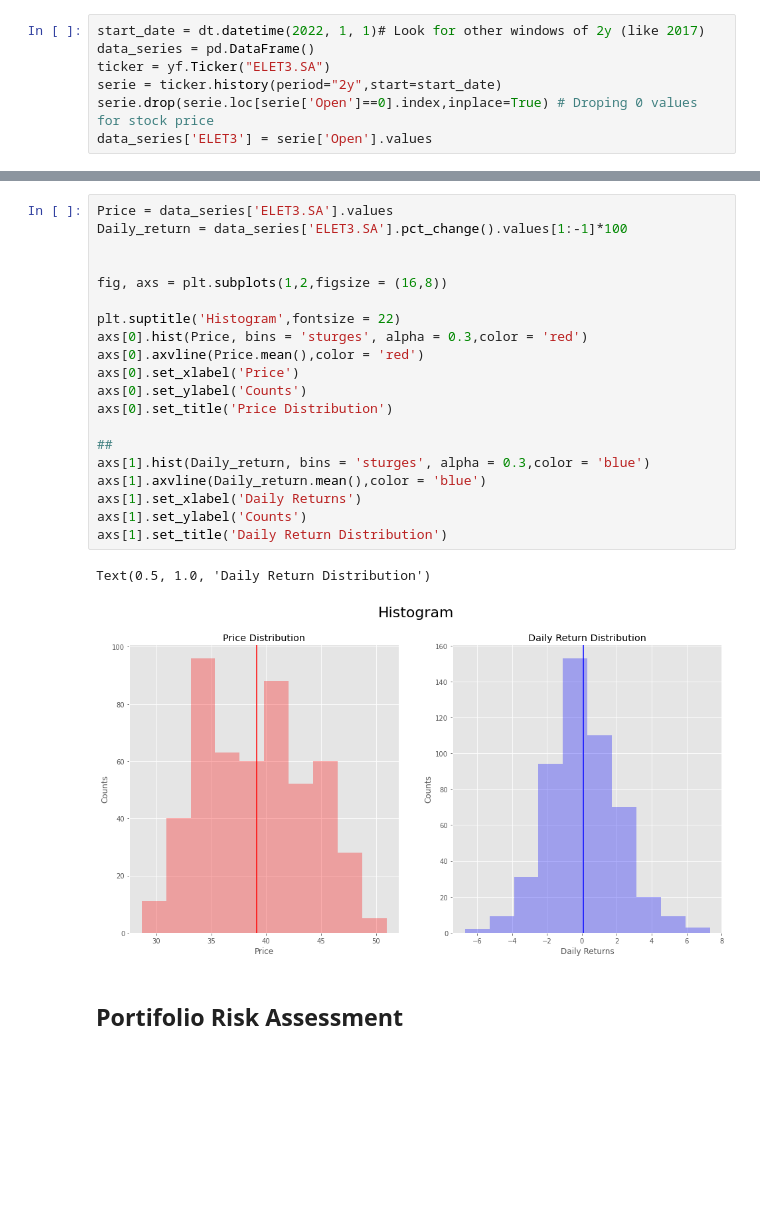
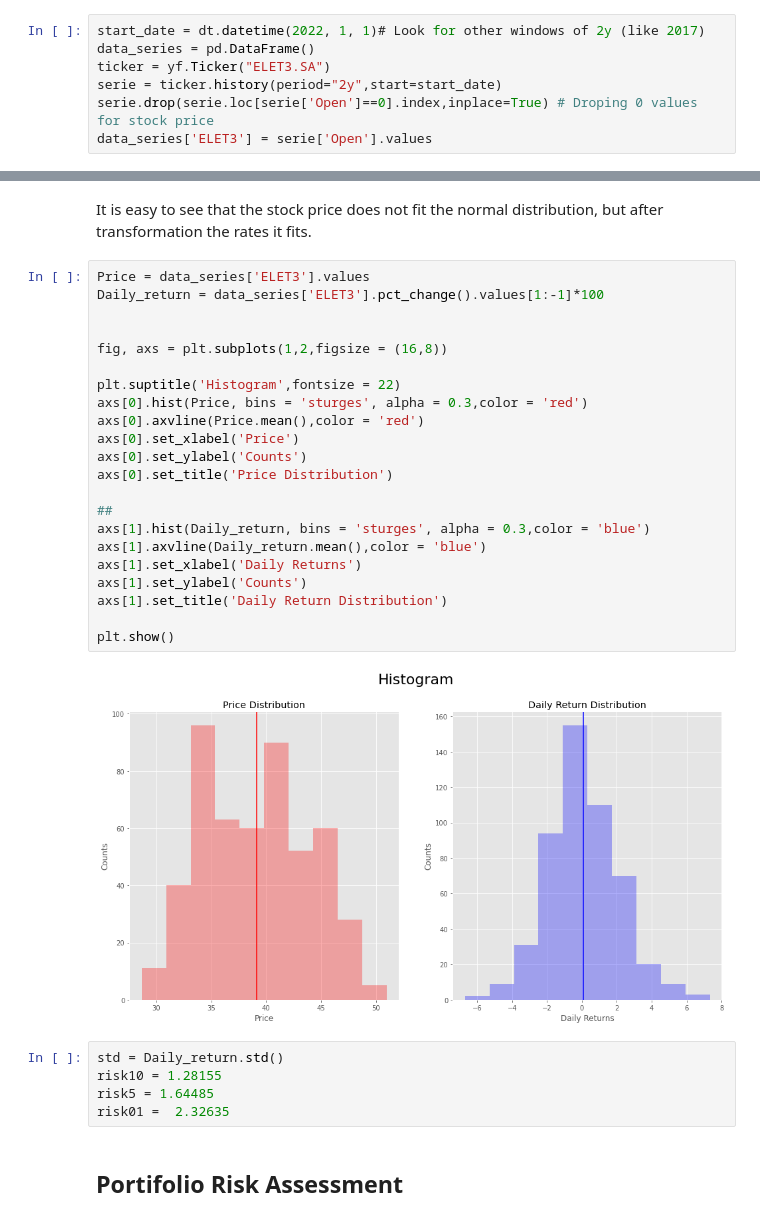
Before and after one commit to IsraelFPM/Risk-Analysis, a Jupyter notebook: ValueAtRisk.ipynb, the cells around one changed output, grey strips where cells are left out. Cells and saved outputs as stored; diff of their text form; blank space fills up the shorter version.

```diff
--- a/ValueAtRisk.ipynb
+++ b/ValueAtRisk.ipynb
@@ -99,26 +101,34 @@ plt.tight_layout()
+# %% [markdown]
+It is easy to see that the stock price does not fit the normal distribution, but after transformation the rates it fits.
 # %%
-Price = data_series['ELET3.SA'].values
-Daily_return = data_series['ELET3.SA'].pct_change().values[1:-1]*100
+Price = data_series['ELET3'].values
+Daily_return = data_series['ELET3'].pct_change().values[1:-1]*100
 
 
 fig, axs = plt.subplots(1,2,figsize = (16,8))
 
 plt.suptitle('Histogram',fontsize = 22)
 axs[0].hist(Price, bins = 'sturges', alpha = 0.3,color = 'red')
 axs[0].axvline(Price.mean(),color = 'red')
 axs[0].set_xlabel('Price')
 axs[0].set_ylabel('Counts')
 axs[0].set_title('Price Distribution')
 
 ##
 axs[1].hist(Daily_return, bins = 'sturges', alpha = 0.3,color = 'blue')
 axs[1].axvline(Daily_return.mean(),color = 'blue')
 axs[1].set_xlabel('Daily Returns')
 axs[1].set_ylabel('Counts')
 axs[1].set_title('Daily Return Distribution')
+
+plt.show()
 # %% [output]
-Text(0.5, 1.0, 'Daily Return Distribution')
-[figure, old version]
+[figure, new version]
+# %%
+std = Daily_return.std()
+risk10 = 1.28155
+risk5 = 1.64485
+risk01 =  2.32635
 # %% [markdown]
 ## Portifolio Risk Assessment
 # %% [markdown]
```
Also changed, not shown: parts of 3 cells of this notebook.
